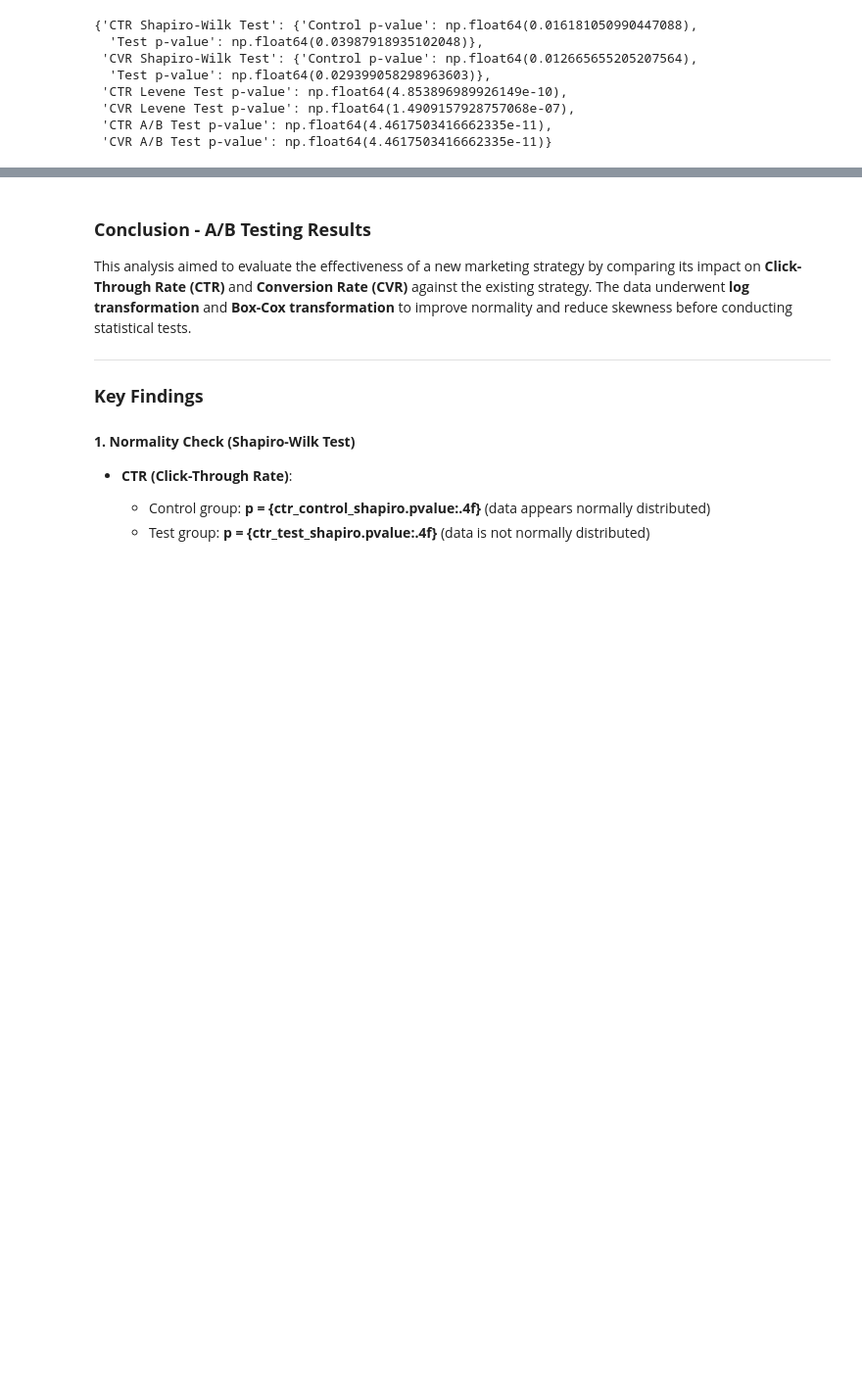
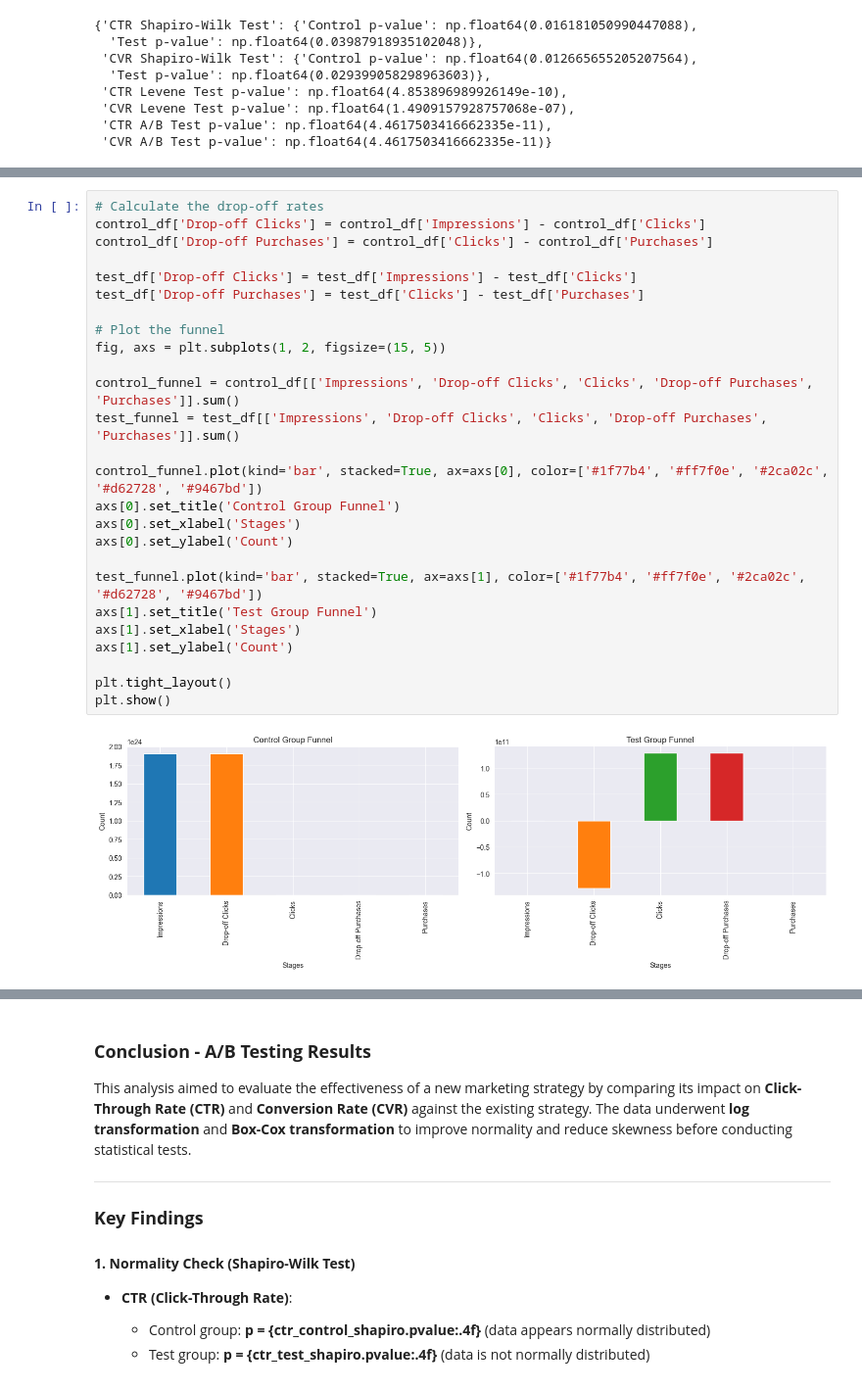
Before and after one commit to thebekhruz/AB_testing, a Jupyter notebook: notebooks/AB_testing.ipynb, the cells around one changed output, grey strips where cells are left out. Shown at 98% size. Drawn from its saved outputs; the diff is of its cells as text; blank space fills up the shorter version.

```diff
--- a/notebooks/AB_testing.ipynb
+++ b/notebooks/AB_testing.ipynb
@@ -116,0 +163,28 @@ else:
+# %%
+# Calculate the drop-off rates
+control_df['Drop-off Clicks'] = control_df['Impressions'] - control_df['Clicks']
+control_df['Drop-off Purchases'] = control_df['Clicks'] - control_df['Purchases']
+
+test_df['Drop-off Clicks'] = test_df['Impressions'] - test_df['Clicks']
+test_df['Drop-off Purchases'] = test_df['Clicks'] - test_df['Purchases']
+
+# Plot the funnel
+fig, axs = plt.subplots(1, 2, figsize=(15, 5))
+
+control_funnel = control_df[['Impressions', 'Drop-off Clicks', 'Clicks', 'Drop-off Purchases', 'Purchases']].sum()
+test_funnel = test_df[['Impressions', 'Drop-off Clicks', 'Clicks', 'Drop-off Purchases', 'Purchases']].sum()
+
+control_funnel.plot(kind='bar', stacked=True, ax=axs[0], color=['#1f77b4', '#ff7f0e', '#2ca02c', '#d62728', '#9467bd'])
+axs[0].set_title('Control Group Funnel')
+axs[0].set_xlabel('Stages')
+axs[0].set_ylabel('Count')
+
+test_funnel.plot(kind='bar', stacked=True, ax=axs[1], color=['#1f77b4', '#ff7f0e', '#2ca02c', '#d62728', '#9467bd'])
+axs[1].set_title('Test Group Funnel')
+axs[1].set_xlabel('Stages')
+axs[1].set_ylabel('Count')
+
+plt.tight_layout()
+plt.show()
+# %% [output]
+[figure, added]
```
Also changed, not shown: parts of 5 cells of this notebook, 3 other files.
